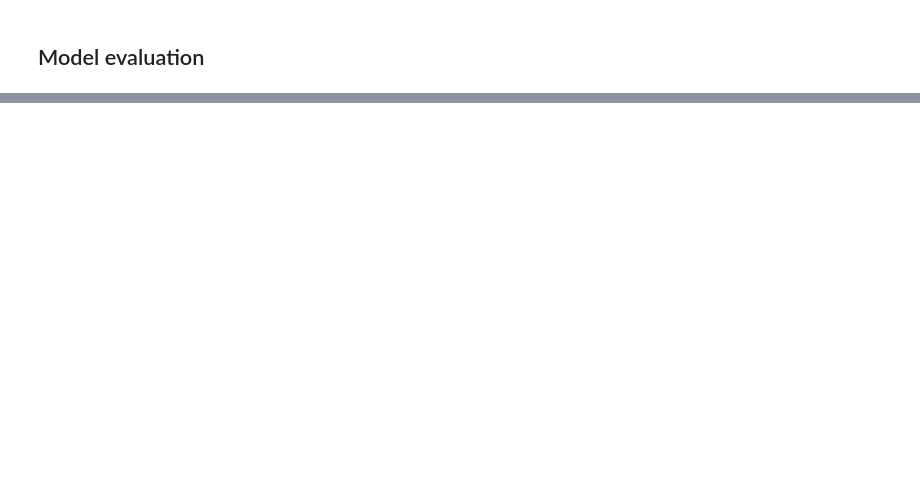
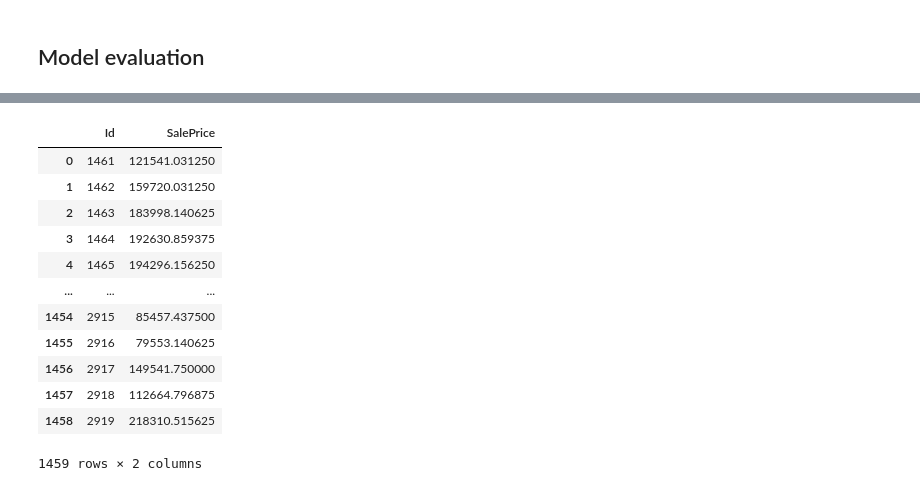
Before and after one commit to kssrr/house-prices, a Jupyter notebook: xgboost.ipynb, the cells around one changed output, grey strips where cells are left out. Saved outputs shown, nothing was run; the diff lists cells and outputs as text; code cells hidden in the pictures; blank space fills up the shorter version.

```diff
--- a/model.ipynb
+++ b/xgboost.ipynb
@@ -222,0 +197,4 @@ The pipeline does not work on the test set yet (I think the onehot-encoder does
+# %%
+test = pd.read_csv("data/test.csv")
+# %%
+X_test_pub = pipeline.transform(test[features])
@@ -222,0 +204,17 @@ The pipeline does not work on the test set yet (I think the onehot-encoder does
+# %%
+predictions = pd.DataFrame({"Id": test["Id"], "SalePrice": xgb_best.predict(X_test_pub)})
+predictions.assign(SalePrice=lambda df: np.expm1(df["SalePrice"]))
+# %% [output]
+|  | Id | SalePrice |
+| 0 | 1461 | 121541.031250 |
+| 1 | 1462 | 159720.031250 |
+| 2 | 1463 | 183998.140625 |
+| 3 | 1464 | 192630.859375 |
+| 4 | 1465 | 194296.156250 |
+| ... | ... | ... |
+| 1454 | 2915 | 85457.437500 |
+| 1455 | 2916 | 79553.140625 |
+| 1456 | 2917 | 149541.750000 |
+| 1457 | 2918 | 112664.796875 |
+| 1458 | 2919 | 218310.515625 |
+1459 rows × 2 columns
```
Also changed, not shown: parts of 16 cells of this notebook, 2 other files.
